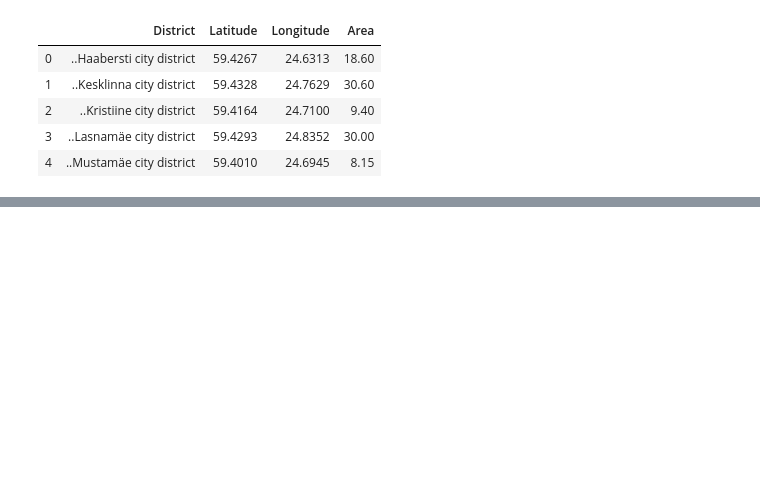
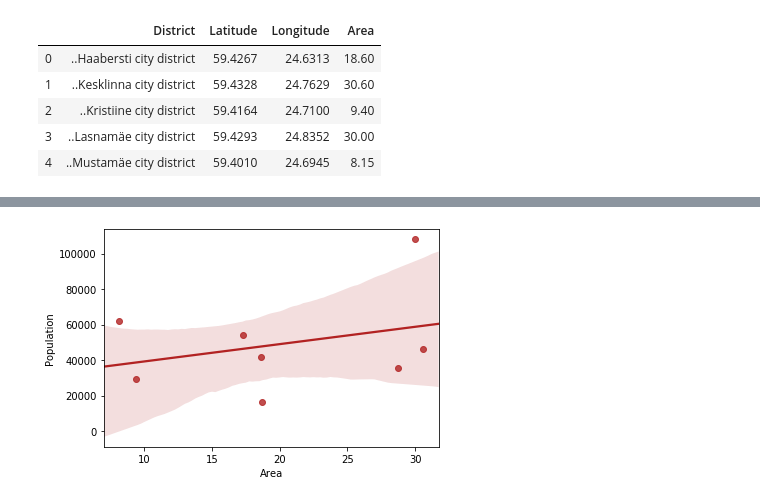
Before and after one commit to MariTheCodeExplorer/Coursera_Capstone, a Jupyter notebook: Capstone Project.ipynb, the cells around one changed output, grey strips where cells are left out. Cells and saved outputs as stored; diff of their text form; code cells hidden in the pictures; blank space fills up the shorter version.

```diff
--- a/Capstone Project.ipynb
+++ b/Capstone Project.ipynb
@@ -409,0 +346,5 @@ df_venues[df_venues['name']=='Glehni park']
+# %%
+#  check if district area positively coralates with population
+rp=sb.regplot(x=df_density['Area'], y=df_density['Population'], color="firebrick")
+# %% [output]
+[figure, added]
```
Also changed, not shown: parts of 95 cells of this notebook, 10 other files.
